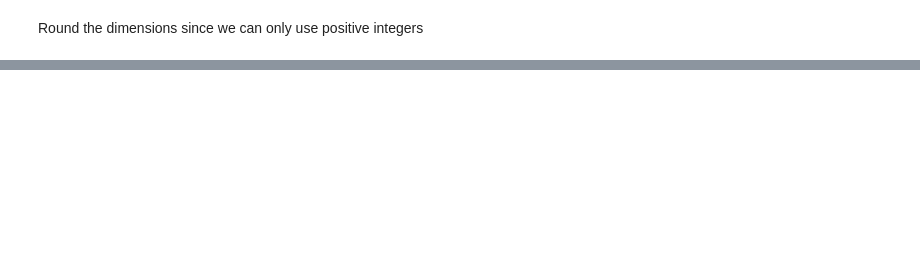
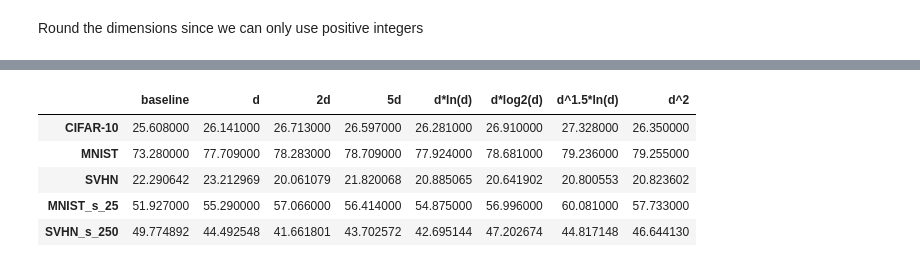
Before and after one commit to Snover98/icmla-sampling-intrinsic-dimension-research, a Jupyter notebook: main_notebook.ipynb, the cells around one changed output, grey strips where cells are left out. Saved outputs shown, nothing was run; the diff lists cells and outputs as text; code cells hidden in the pictures; blank space fills up the shorter version.

```diff
--- a/main_notebook.ipynb
+++ b/main_notebook.ipynb
@@ -46,3 +56,15 @@ def train_model(model_name: str, sample_func: Callable[[np.ndarray[float]], list
     return [max(train_func(partial(sample_func, random_seed=base_seed + i * 13), seed=base_seed+i * 13)[1]) for i in tqdm(range(num_runs))]
 # %%
 train_results: dict[str, dict[str, list[float]]] = dict()
+# %%
+import json
+with open('results.json') as f:
+    train_results = json.load(f)
+
+with open('results_diff_sample_size.json') as f:
+    train_results_diff_samples = json.load(f)
+
+train_results['MNIST_s_25'] = train_results_diff_samples['MNIST']
+train_results['SVHN_s_250'] = train_results_diff_samples['SVHN']
+
+train_results
@@ -52,12 +92,17 @@ for model in dims_df.index:
     print(model.center(50, '='))
     print('='*50)
     print(f'{model} baseline:')
-    train_results[model] = {'baseline': train_model(model, partial(sample_dataset_random, n_samples=100), base_seed=BASE_SEED)}
+    n_samples = 100
+
+    if 'baseline' not in train_results.get(model, dict()):
+        train_results[model] = {'baseline': train_model(model, partial(sample_dataset_random, n_samples=n_samples), base_seed=BASE_SEED)}
     for jls_dim in dims_df.columns:
-        print(f'{model} with {jls_dim=}:')
-        train_results[model][jls_dim] = train_model(model,
-                                                    partial(sample_dataset_jls_kmeans, n_samples=100, jls_dim=dims_df.loc[model, jls_dim]),
-                                                    base_seed=BASE_SEED)
+        if jls_dim not in train_results[model]:
+            print(f'{model} with {jls_dim=}:')
+            pprint(train_results[model], indent=4)
+            train_results[model][jls_dim] = train_model(model,
+                                                        partial(sample_dataset_jls_kmeans, n_samples=n_samples, jls_dim=dims_df.loc[model, jls_dim]),
+                                                        base_seed=BASE_SEED)
     print(f"Results for {model=}:")
-    pprint(pprint, indent=4)
+    pprint(train_results[model], indent=4)
     print()
@@ -65,0 +131,11 @@ train_results
+# %%
+ mean_results = {model: {k: np.mean(v) for k, v in model_results.items()} for model, model_results in train_results.items()}
+ mean_res_df = pd.DataFrame.from_dict(mean_results, orient='index')
+ mean_res_df
+# %% [output]
+|  | baseline | d | 2d | 5d | d*ln(d) | d*log2(d) | d^1.5*ln(d) | d^2 |
+| CIFAR-10 | 25.608000 | 26.141000 | 26.713000 | 26.597000 | 26.281000 | 26.910000 | 27.328000 | 26.350000 |
+| MNIST | 73.280000 | 77.709000 | 78.283000 | 78.709000 | 77.924000 | 78.681000 | 79.236000 | 79.255000 |
+| SVHN | 22.290642 | 23.212969 | 20.061079 | 21.820068 | 20.885065 | 20.641902 | 20.800553 | 20.823602 |
+| MNIST_s_25 | 51.927000 | 55.290000 | 57.066000 | 56.414000 | 54.875000 | 56.996000 | 60.081000 | 57.733000 |
+| SVHN_s_250 | 49.774892 | 44.492548 | 41.661801 | 43.702572 | 42.695144 | 47.202674 | 44.817148 | 46.644130 |
```
Also changed, not shown: parts of 12 cells of this notebook, 3 other files.
